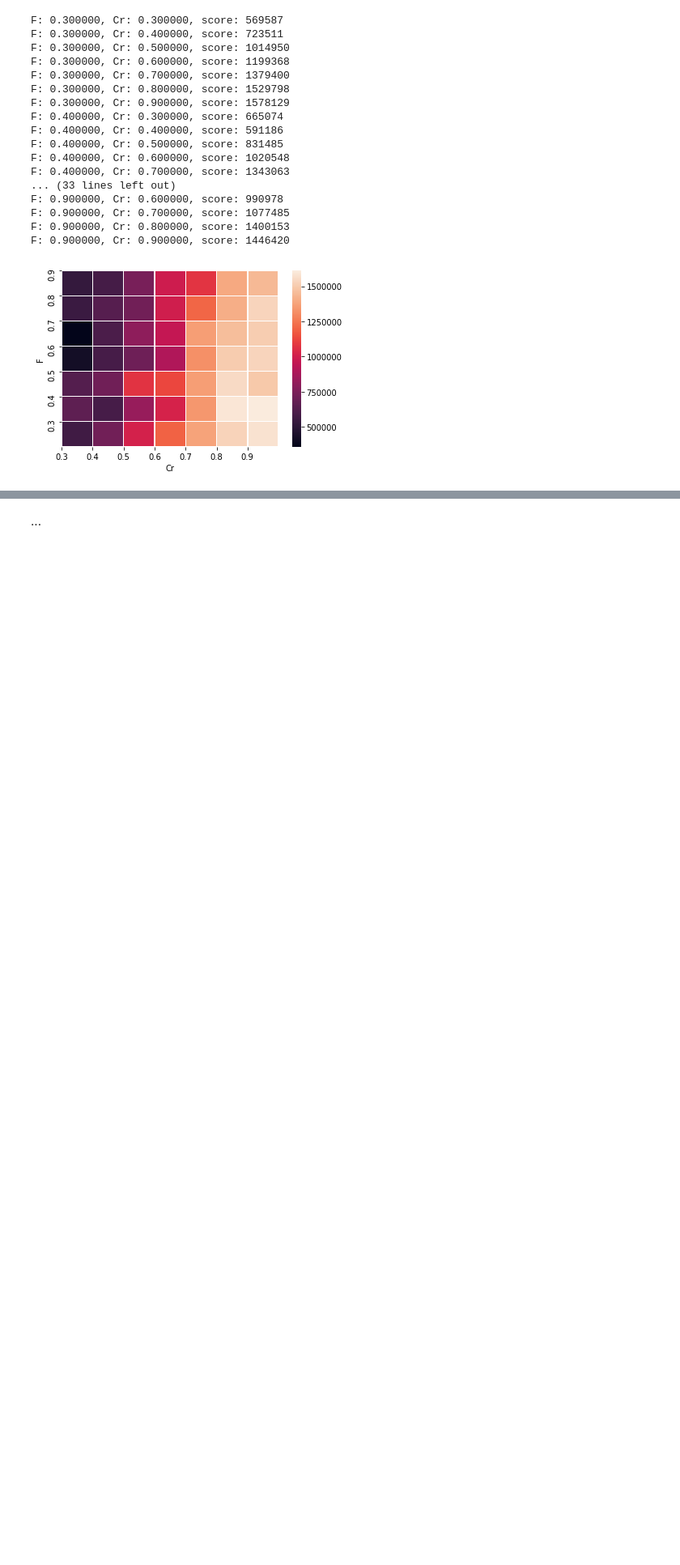
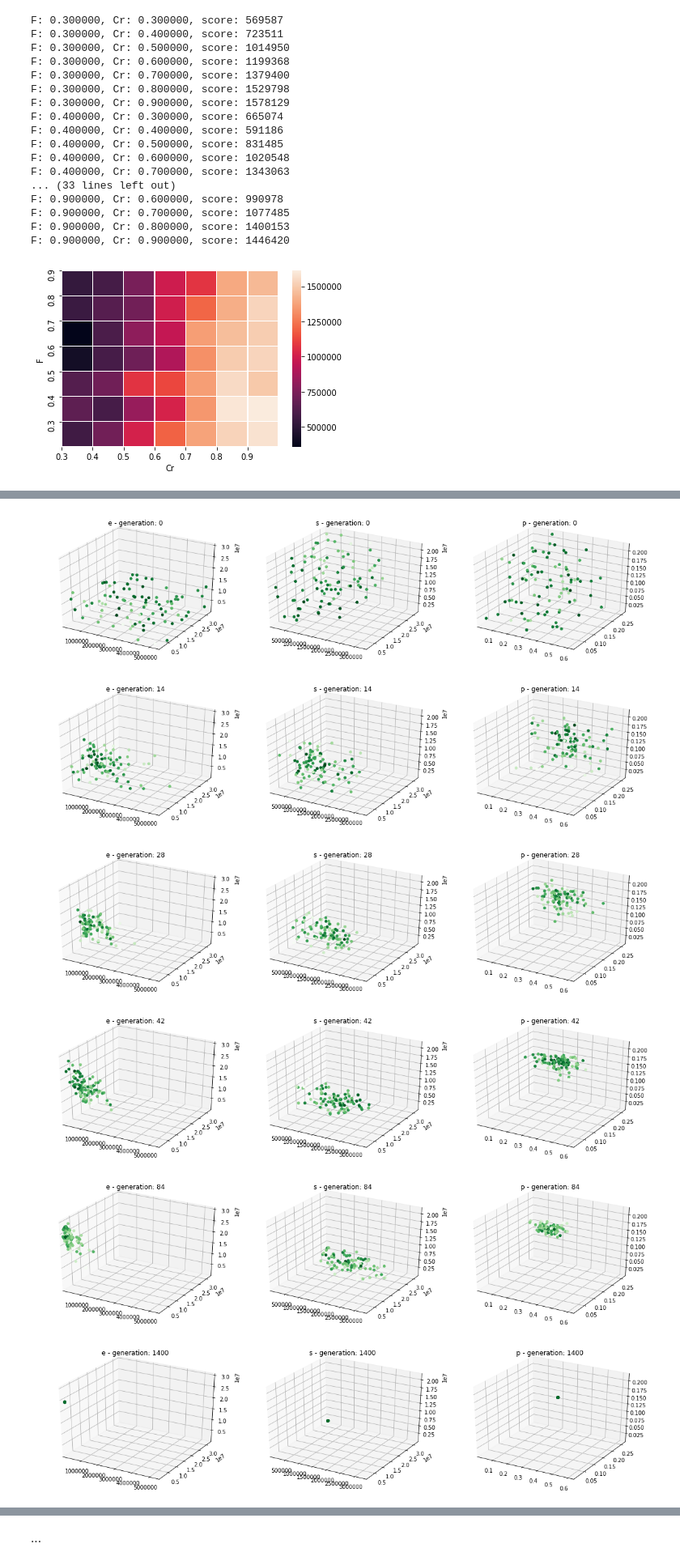
Before and after one commit to hwuebben/NatureInspiredAlgorithms, a Jupyter notebook: ex4/DE_experiments.ipynb, the cells around one changed output, grey strips where cells are left out. Shown at 81% size. Drawn from its saved outputs; the diff is of its cells as text; code cells hidden in the pictures; blank space fills up the shorter version.

```diff
--- a/ex4/DE_experiments.ipynb
+++ b/ex4/DE_experiments.ipynb
@@ -150,0 +217,15 @@ plt.show()
+# %%
+#pop size
+NP = 90
+#scale Factor
+F = 0.6
+#crossover rate
+Cr = 0.5
+# %%
+# choose problem
+problem = Problem(1)
+#set xMin
+xMin = np.zeros(9)
+#set xMax (what are good values here?)
+xMax = np.concatenate((np.array(problem.k) * np.array(problem.m), problem.md, problem.mp))
+xMax *= [1.1, 1.1, 1.1, 1.1, 1.1, 1.1, 1.1, 1.1, 1.1]
@@ -150,0 +262,12 @@ plt.show()
+# %%
+n = len(generations) // 100
+gs = [0, n*1, n*2, n*3, n*6, n*100]
+
+plot3D_parameters(generations, gs)
+# %% [output]
+[figure, added]
+[figure, added]
+[figure, added]
+[figure, added]
+[figure, added]
+[figure, added]
```
Also changed, not shown: parts of 95 cells of this notebook, 5 other files.
